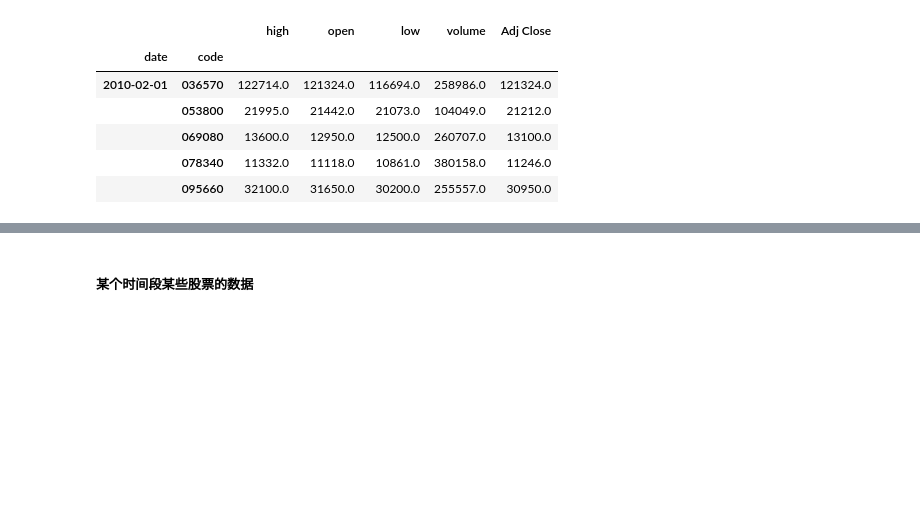
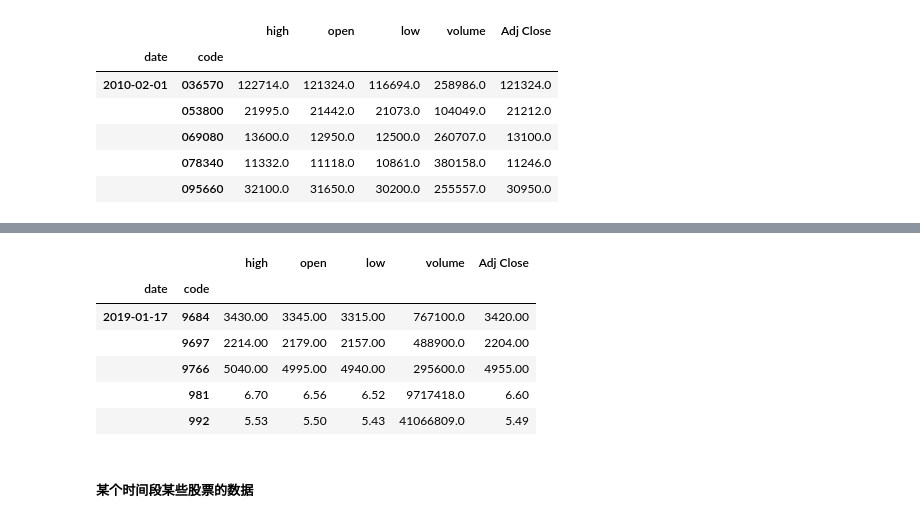
Before and after one commit to dxcv/strategy_research, a Jupyter notebook: pair trading -- python/summary.ipynb, the cells around one changed output, grey strips where cells are left out. Saved outputs shown, nothing was run; the diff lists cells and outputs as text; code cells hidden in the pictures; blank space fills up the shorter version.

```diff
--- a/pair trading -- python/summary.ipynb
+++ b/pair trading -- python/summary.ipynb
@@ -164,3 +168,13 @@ data.loc[('2019',slice(None)),:].head()
+# %%
+data.loc[(slice('2018','2019'),slice(None)),:].tail()
+# %% [output]
+|  |  | high | open | low | volume | Adj Close |
+| date | code |  |  |  |  |  |
+| 2019-01-17 | 9684 | 3430.00 | 3345.00 | 3315.00 | 767100.0 | 3420.00 |
+|  | 9697 | 2214.00 | 2179.00 | 2157.00 | 488900.0 | 2204.00 |
+|  | 9766 | 5040.00 | 4995.00 | 4940.00 | 295600.0 | 4955.00 |
+|  | 981 | 6.70 | 6.56 | 6.52 | 9717418.0 | 6.60 |
+|  | 992 | 5.53 | 5.50 | 5.43 | 41066809.0 | 5.49 |
 # %% [markdown]
 ##### 某个时间段某些股票的数据
 # %%
```
Also changed, not shown: parts of 16 cells of this notebook, 1 other file.
